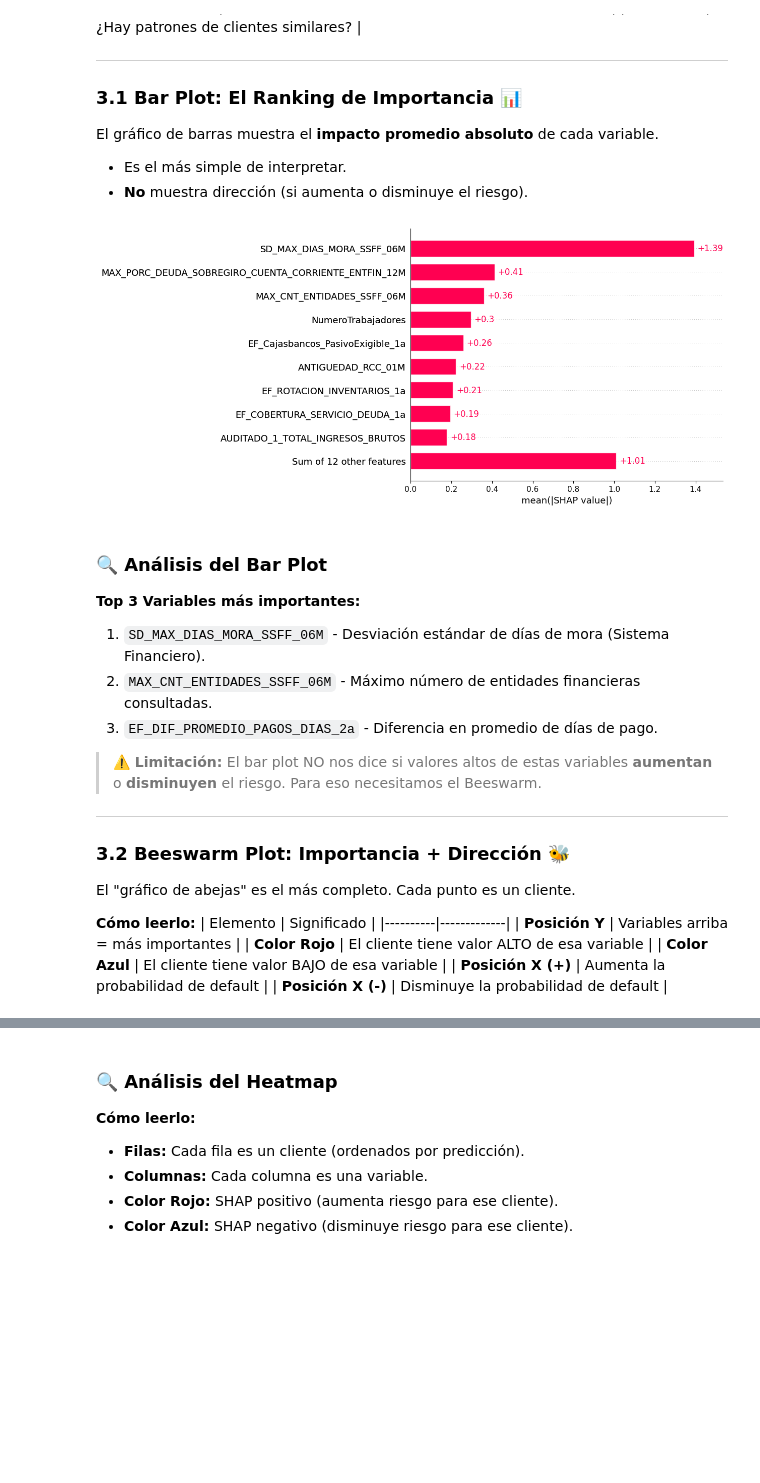
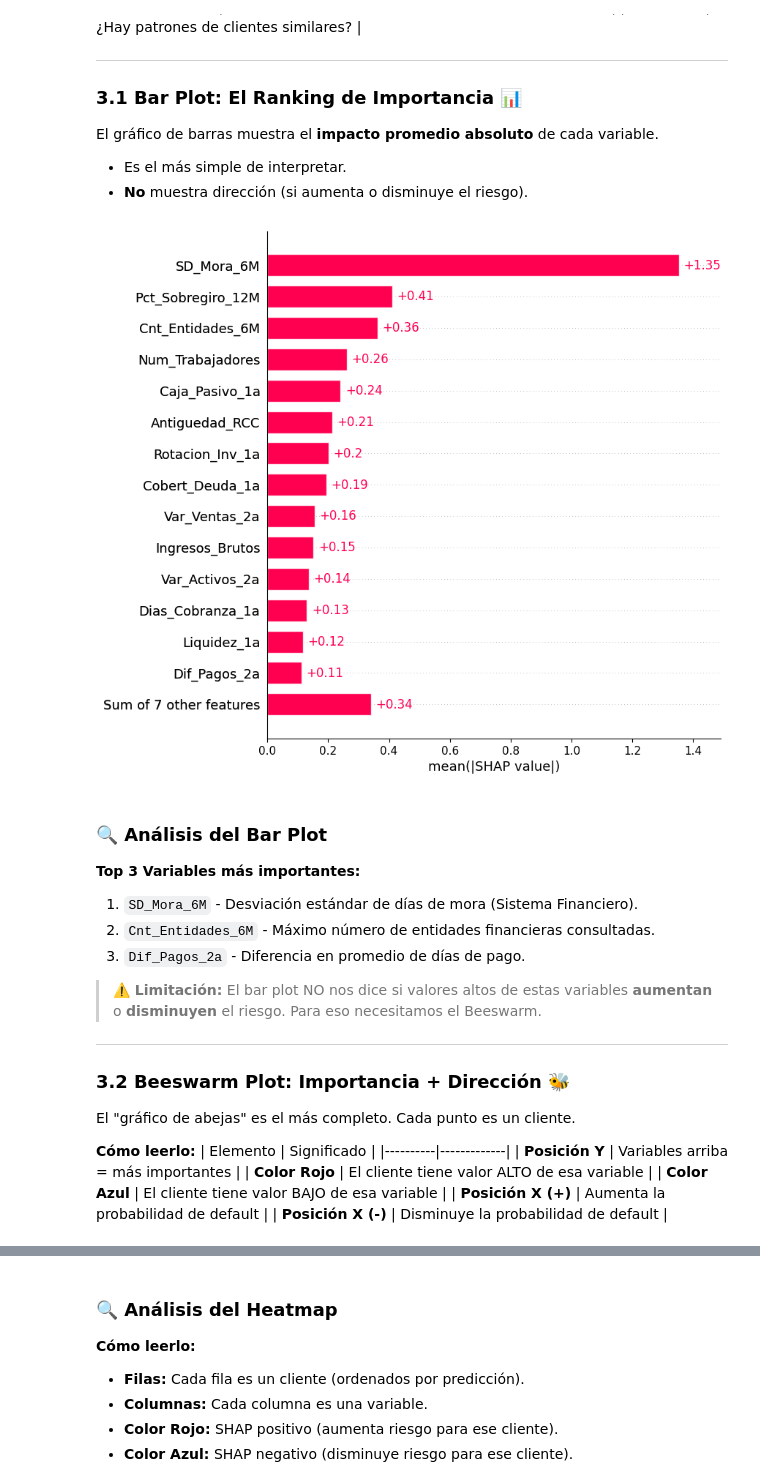
Before and after one commit to JordanKingPeru/ml-supervisado-uni, a Jupyter notebook: 04_Sesion_XAI_Produccion/notebooks/02_Explainable_AI_SHAP.ipynb, the cells around one changed output, grey strips where cells are left out. Drawn from its saved outputs; the diff is of its cells as text; code cells hidden in the pictures; blank space fills up the shorter version.

```diff
--- a/04_Sesion_XAI_Produccion/notebooks/02_Explainable_AI_SHAP.ipynb
+++ b/04_Sesion_XAI_Produccion/notebooks/02_Explainable_AI_SHAP.ipynb
@@ -80,6 +88,31 @@ y = df[TARGET_COL]
 X = X.select_dtypes(include=['int64', 'float64'])
 X = X.fillna(X.median())
 
+# 2.1 Renombrar columnas para mejor visualización en gráficos SHAP
+RENAME_MAP = {
+    'SD_MAX_DIAS_MORA_SSFF_06M': 'SD_Mora_6M',
+    'MAX_PORC_DEUDA_SOBREGIRO_CUENTA_CORRIENTE_ENTFIN_12M': 'Pct_Sobregiro_12M',
+    'MAX_CNT_ENTIDADES_SSFF_06M': 'Cnt_Entidades_6M',
+    'NumeroTrabajadores': 'Num_Trabajadores',
+    'EF_Cajasbancos_PasivoExigible_1a': 'Caja_Pasivo_1a',
+    'ANTIGUEDAD_RCC_01M': 'Antiguedad_RCC',
+    'EF_ROTACION_INVENTARIOS_1a': 'Rotacion_Inv_1a',
+    'EF_COBERTURA_SERVICIO_DEUDA_1a': 'Cobert_Deuda_1a',
+    'EF_VAR_VENTAS_2a': 'Var_Ventas_2a',
+    'AUDITADO_1_TOTAL_INGRESOS_BRUTOS': 'Ingresos_Brutos',
+    'EF_VAR_INMUEBLE_MAQ_EQUIPO_2a': 'Var_Activos_2a',
+    'EF_AUDITADO_1_PROMEDIO_COBRANZA_DIAS_1a': 'Dias_Cobranza_1a',
+    'EF_ActivosCirculante_PasivoCirculante_1a': 'Liquidez_1a',
+    'EF_DIF_PROMEDIO_PAGOS_DIAS_2a': 'Dif_Pagos_2a',
+    'SITUACION_1_PERIODO': 'Situacion_1',
+    'AUDITADO_2_TOTAL_INGRESOS_BRUTOS': 'Ingresos_Brutos_2',
+    'MAX_PORC_DEUDA_TARJETA_12M': 'Pct_Deuda_TC_12M',
+    'EF_AUDITADO_2_PROMEDIO_COBRANZA_DIAS_1a': 'Dias_Cobranza_2a',
+    'EF_TOTAL_PASIVO_TOTAL_ACTIVO_1a': 'Pasivo_Activo_1a',
+    'MAX_DEUDA_CREDITOSENTFIN_12M': 'Max_Deuda_Cred_12M'
+}
+X = X.rename(columns=RENAME_MAP)
+
 # 3. Split
 X_train, X_test, y_train, y_test = train_test_split(
     X, y, test_size=0.2, stratify=y, random_state=42
@@ -150,16 +181,20 @@ El gráfico de barras muestra el **impacto promedio absoluto** de cada variable.
 - Es el más simple de interpretar.
 - **No** muestra dirección (si aumenta o disminuye el riesgo).
 # %%
+# Construir Explanation correctamente para todo el conjunto de prueba
+# La API moderna de SHAP devuelve un Explanation con dimensiones consistentes
+explanation = explainer(X_test)
+
 # Bar Plot - Importancia Global (Media de |SHAP|)
-shap.plots.bar(explanation)
+shap.plots.bar(explanation, max_display=15)
 # %% [output]
-[figure, old version]
+[figure, new version]
 # %% [markdown]
 ### 🔍 Análisis del Bar Plot
 **Top 3 Variables más importantes:**
-1. `SD_MAX_DIAS_MORA_SSFF_06M` - Desviación estándar de días de mora (Sistema Financiero).
-2. `MAX_CNT_ENTIDADES_SSFF_06M` - Máximo número de entidades financieras consultadas.
-3. `EF_DIF_PROMEDIO_PAGOS_DIAS_2a` - Diferencia en promedio de días de pago.
+1. `SD_Mora_6M` - Desviación estándar de días de mora (Sistema Financiero).
+2. `Cnt_Entidades_6M` - Máximo número de entidades financieras consultadas.
+3. `Dif_Pagos_2a` - Diferencia en promedio de días de pago.
 
 > **⚠️ Limitación:** El bar plot NO nos dice si valores altos de estas variables **aumentan** o **disminuyen** el riesgo. Para eso necesitamos el Beeswarm.
 
```
Also changed, not shown: parts of 24 cells of this notebook, 5 other files.
